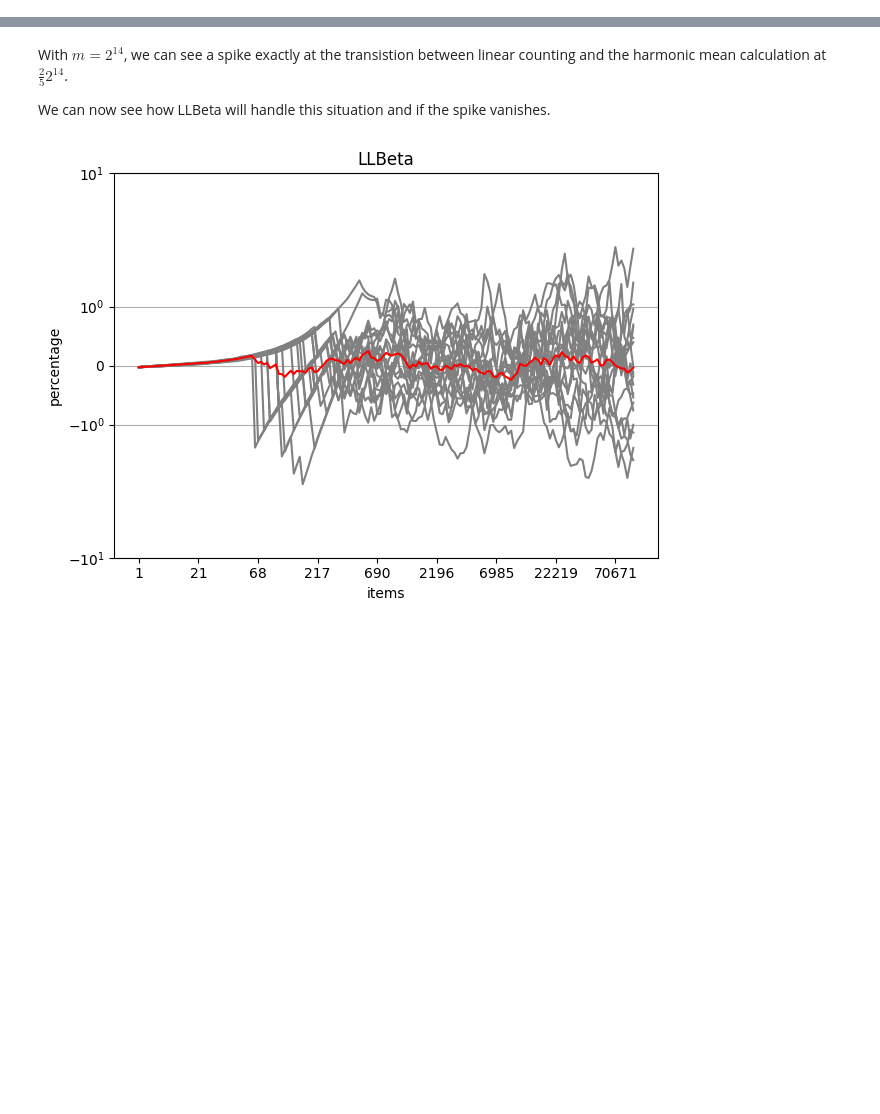
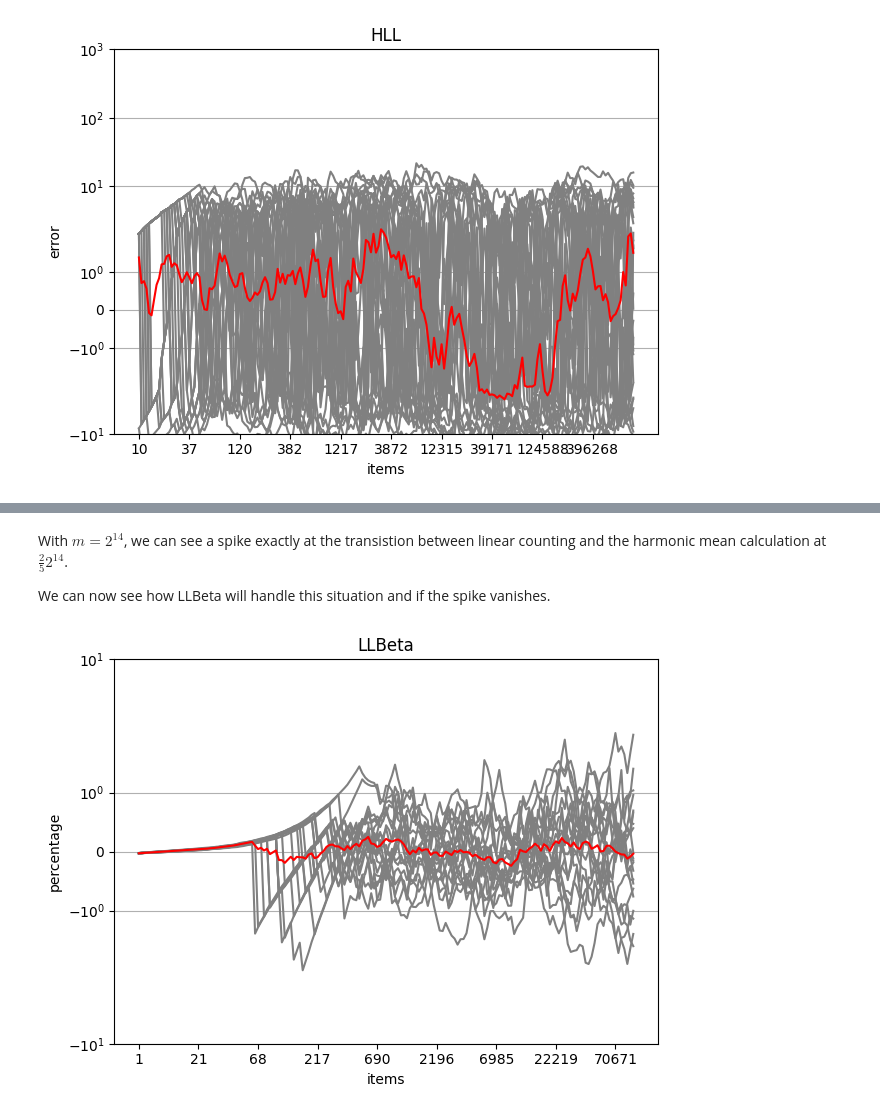
Before and after one commit to sbalsam/CardinalityEstimation, a Jupyter notebook: Cardinality.ipynb, the cells around one changed output, grey strips where cells are left out. Saved outputs shown, nothing was run; the diff lists cells and outputs as text; code cells hidden in the pictures; blank space fills up the shorter version.

```diff
--- a/Cardinality.ipynb
+++ b/Cardinality.ipynb
@@ -25,3 +56,47 @@ for i, val in enumerate(avgs):
+# %%
+import numpy as np
+from hll import HLL
+runs = 30
+results = []
+avgs = []
+hll = HLL(256)
+testvalues = np.unique(np.logspace(1, 6, num=200, dtype=int))
+for i in testvalues:
+    avgs.append(0)
+for run in range(0,runs+1):
+    hll.resetBits()
+    results.append([])
+    counter = 0
+    for i in range(1,1000001):
+        hll.add("item"+str(i)+str(run))
+        if i in testvalues:
+            res = hll.query()
+            avgs[counter] += ((res-i) / i * 100)
+            # print(str(i) + "\t" + str(res))
+            results[run].append(res)
+            counter += 1
+for i, val in enumerate(avgs):
+    avgs[i] = val / runs
+# %%
+import matplotlib.pyplot as plt
+for i, row in enumerate(results):
+    percent_diff = ((row - testvalues) / testvalues * 100)
+    plt.plot(percent_diff, color='grey') #, label=f'Row {i+1}')
+plt.plot(avgs, color='red')
+step = 20
+ticks = np.arange(0, len(testvalues), step)
+plt.xticks(ticks=ticks, labels=[testvalues[i] for i in ticks])
+#plt.xticks(ticks=range(len(testvalues)), labels=testvalues)
+plt.xlabel('items')
+plt.yscale('symlog')
+plt.ylim(-10, 1000)
+plt.ylabel('error')
+plt.title('HLL')
+plt.grid(True, which='both', axis='y')
+plt.tight_layout()
+plt.show()
+# %% [output]
+[figure, added]
 # %%
 import numpy as np
 from hll import HLL
```
Also changed, not shown: parts of 11 cells of this notebook, 31 other files.
